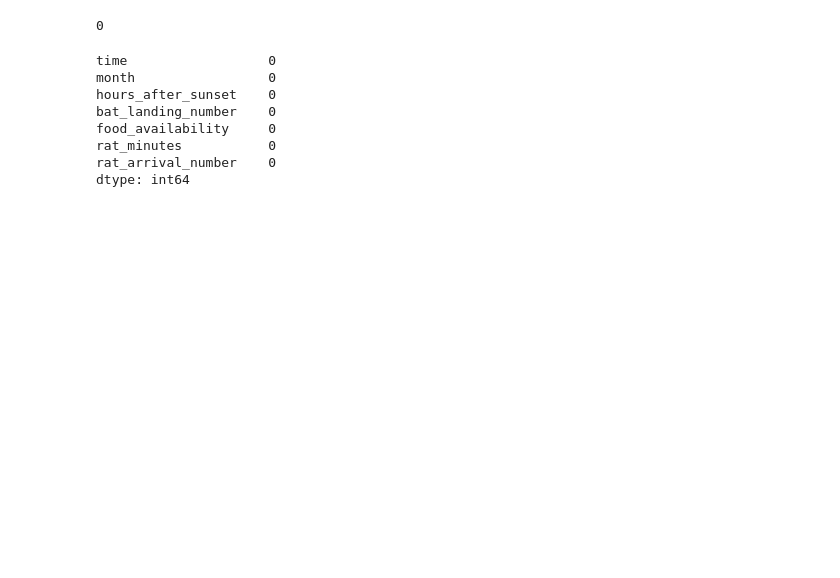
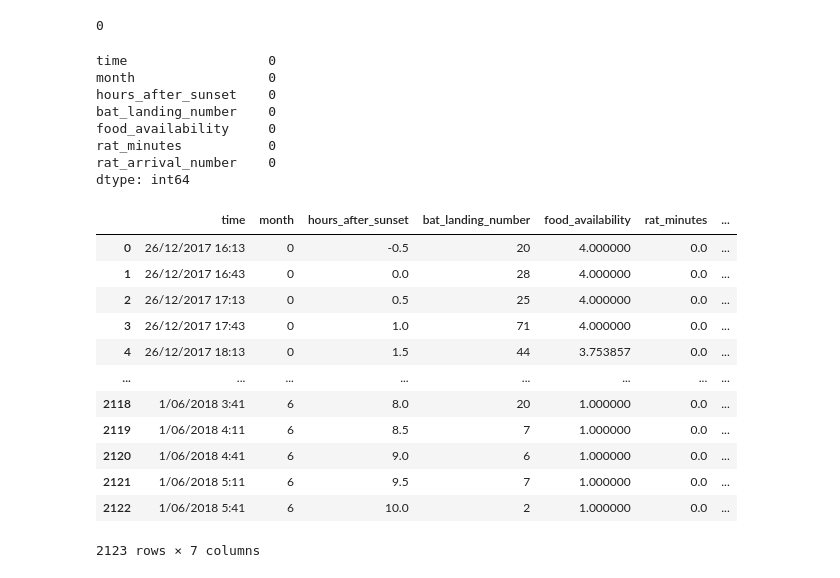
Before and after one commit to ipsakhadka/HIT140, a Jupyter notebook: assignment3.ipynb, the cells around one changed output. Saved outputs shown, nothing was run; the diff lists cells and outputs as text; code cells hidden in the pictures; blank space fills up the shorter version.

```diff
--- a/assignment3.ipynb
+++ b/assignment3.ipynb
@@ -115,6 +130,26 @@ food_availability     0
 rat_minutes           0
 rat_arrival_number    0
 dtype: int64
+# %%
+#importing cleaned/processed dataset from Assignment 2
+d1_clean =pd.read_csv("./d1_clean.csv")
+d1
+d2_clean = pd.read_csv("./d2_clean.csv")
+d2
+# %% [output]
+|  | time | month | hours_after_sunset | bat_landing_number | food_availability | rat_minutes | ... |
+| 0 | 26/12/2017 16:13 | 0 | -0.5 | 20 | 4.000000 | 0.0 | ... |
+| 1 | 26/12/2017 16:43 | 0 | 0.0 | 28 | 4.000000 | 0.0 | ... |
+| 2 | 26/12/2017 17:13 | 0 | 0.5 | 25 | 4.000000 | 0.0 | ... |
+| 3 | 26/12/2017 17:43 | 0 | 1.0 | 71 | 4.000000 | 0.0 | ... |
+| 4 | 26/12/2017 18:13 | 0 | 1.5 | 44 | 3.753857 | 0.0 | ... |
+| ... | ... | ... | ... | ... | ... | ... | ... |
+| 2118 | 1/06/2018 3:41 | 6 | 8.0 | 20 | 1.000000 | 0.0 | ... |
+| 2119 | 1/06/2018 4:11 | 6 | 8.5 | 7 | 1.000000 | 0.0 | ... |
+| 2120 | 1/06/2018 4:41 | 6 | 9.0 | 6 | 1.000000 | 0.0 | ... |
+| 2121 | 1/06/2018 5:11 | 6 | 9.5 | 7 | 1.000000 | 0.0 | ... |
+| 2122 | 1/06/2018 5:41 | 6 | 10.0 | 2 | 1.000000 | 0.0 | ... |
+2123 rows × 7 columns
 # %%
 #inner merging
 merged1 = pd.merge(d1, d2)
```
Also changed, not shown: parts of 19 cells of this notebook, 2 other files.
